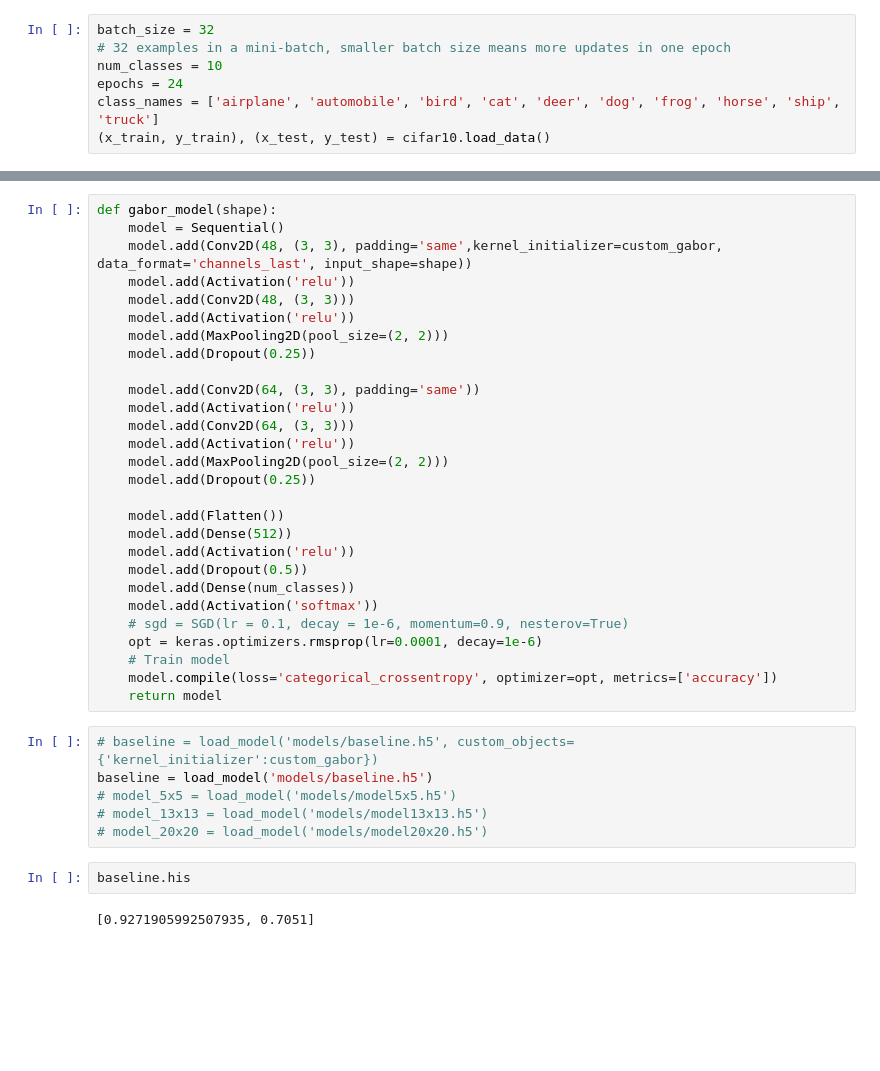
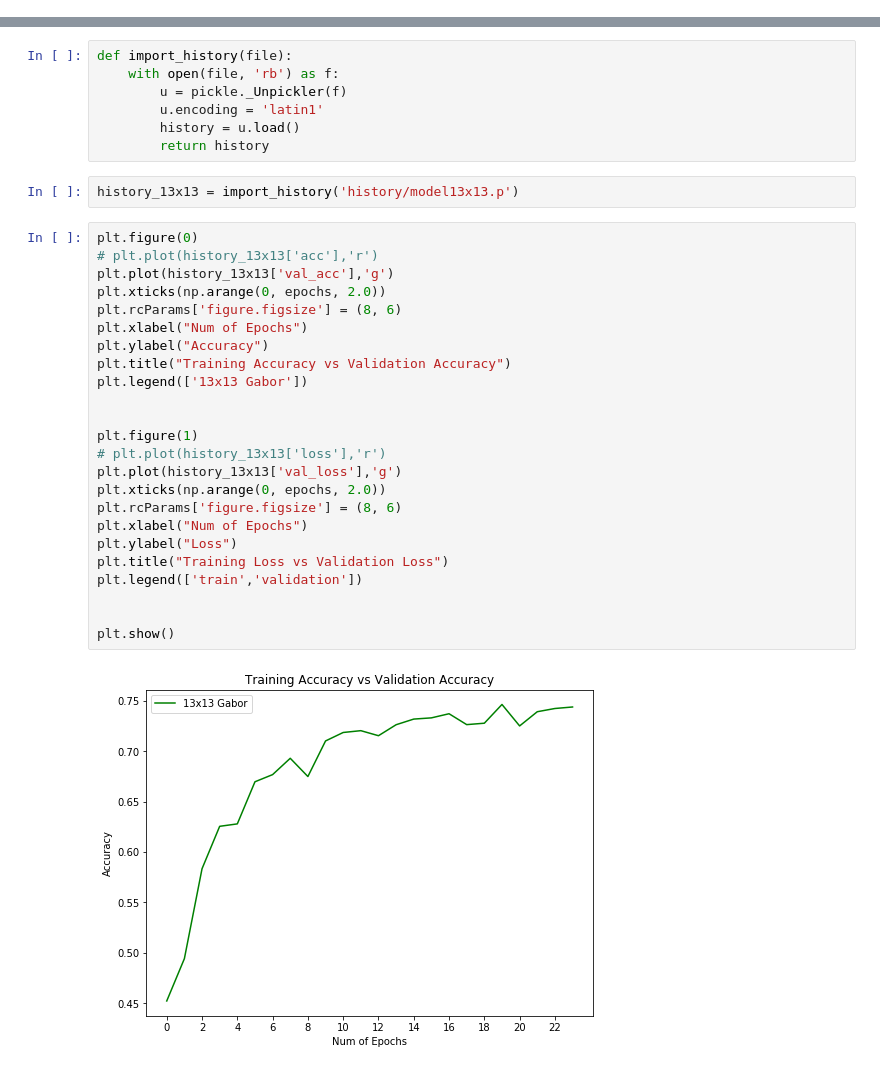
Before and after one commit to halleheho1/Gabor-CNN-CIFAR-10, a Jupyter notebook: Model evaluation.ipynb, the cells around one changed output, grey strips where cells are left out. Drawn from its saved outputs; the diff is of its cells as text; blank space fills up the shorter version.

```diff
--- a/Model evaluation.ipynb
+++ b/Model evaluation.ipynb
@@ -35,7 +33,0 @@ Using TensorFlow backend.
-# %%
-batch_size = 32
-# 32 examples in a mini-batch, smaller batch size means more updates in one epoch
-num_classes = 10
-epochs = 24
-class_names = ['airplane', 'automobile', 'bird', 'cat', 'deer', 'dog', 'frog', 'horse', 'ship', 'truck']
-(x_train, y_train), (x_test, y_test) = cifar10.load_data()
@@ -99,38 +34,35 @@ def custom_gabor(shape, dtype=None):
-# %%
-def gabor_model(shape):
-    model = Sequential()
-    model.add(Conv2D(48, (3, 3), padding='same',kernel_initializer=custom_gabor, data_format='channels_last', input_shape=shape))
-    model.add(Activation('relu'))
-    model.add(Conv2D(48, (3, 3)))
-    model.add(Activation('relu'))
-    model.add(MaxPooling2D(pool_size=(2, 2)))
-    model.add(Dropout(0.25))
-
-    model.add(Conv2D(64, (3, 3), padding='same'))
-    model.add(Activation('relu'))
-    model.add(Conv2D(64, (3, 3)))
-    model.add(Activation('relu'))
-    model.add(MaxPooling2D(pool_size=(2, 2)))
-    model.add(Dropout(0.25))
-
-    model.add(Flatten())
-    model.add(Dense(512))
-    model.add(Activation('relu'))
-    model.add(Dropout(0.5))
-    model.add(Dense(num_classes))
-    model.add(Activation('softmax'))
-    # sgd = SGD(lr = 0.1, decay = 1e-6, momentum=0.9, nesterov=True)
-    opt = keras.optimizers.rmsprop(lr=0.0001, decay=1e-6)
-    # Train model
-    model.compile(loss='categorical_crossentropy', optimizer=opt, metrics=['accuracy'])
-    return model
-# %%
-# baseline = load_model('models/baseline.h5', custom_objects={'kernel_initializer':custom_gabor})
-baseline = load_model('models/baseline.h5')
-# model_5x5 = load_model('models/model5x5.h5')
-# model_13x13 = load_model('models/model13x13.h5')
-# model_20x20 = load_model('models/model20x20.h5')
-# %%
-baseline.his
-# %% [output]
-[0.9271905992507935, 0.7051]
+# %%
+def import_history(file):
+    with open(file, 'rb') as f:
+        u = pickle._Unpickler(f)
+        u.encoding = 'latin1'
+        history = u.load()
+        return history
+# %%
+history_13x13 = import_history('history/model13x13.p')
+# %%
+plt.figure(0)
+# plt.plot(history_13x13['acc'],'r')
+plt.plot(history_13x13['val_acc'],'g')
+plt.xticks(np.arange(0, epochs, 2.0))
+plt.rcParams['figure.figsize'] = (8, 6)
+plt.xlabel("Num of Epochs")
+plt.ylabel("Accuracy")
+plt.title("Training Accuracy vs Validation Accuracy")
+plt.legend(['13x13 Gabor'])
+
+
+plt.figure(1)
+# plt.plot(history_13x13['loss'],'r')
+plt.plot(history_13x13['val_loss'],'g')
+plt.xticks(np.arange(0, epochs, 2.0))
+plt.rcParams['figure.figsize'] = (8, 6)
+plt.xlabel("Num of Epochs")
+plt.ylabel("Loss")
+plt.title("Training Loss vs Validation Loss")
+plt.legend(['train','validation'])
+
+
+plt.show()
+# %% [output]
+[figure, added]
```
Also changed, not shown: parts of 7 cells of this notebook, 2 other files.
